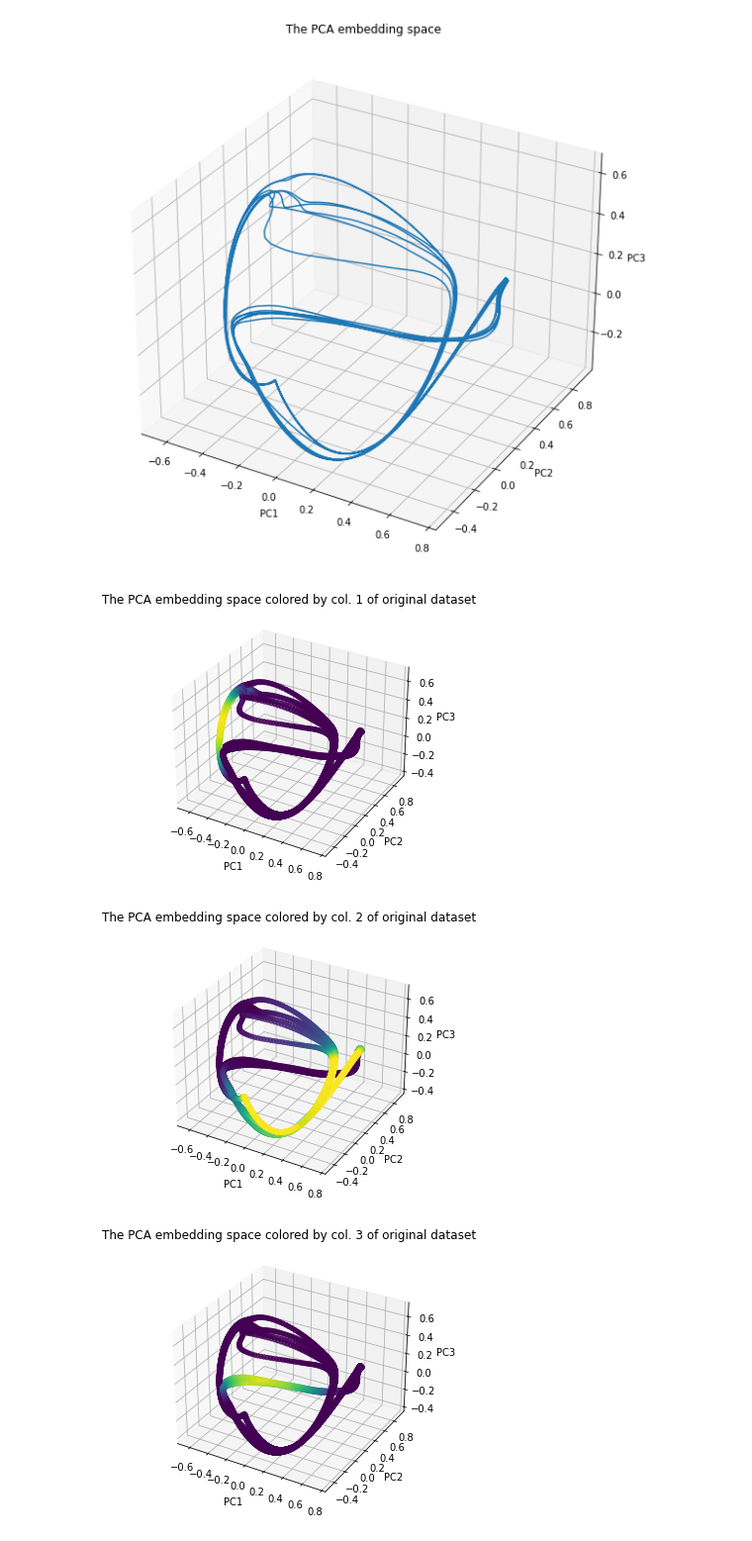
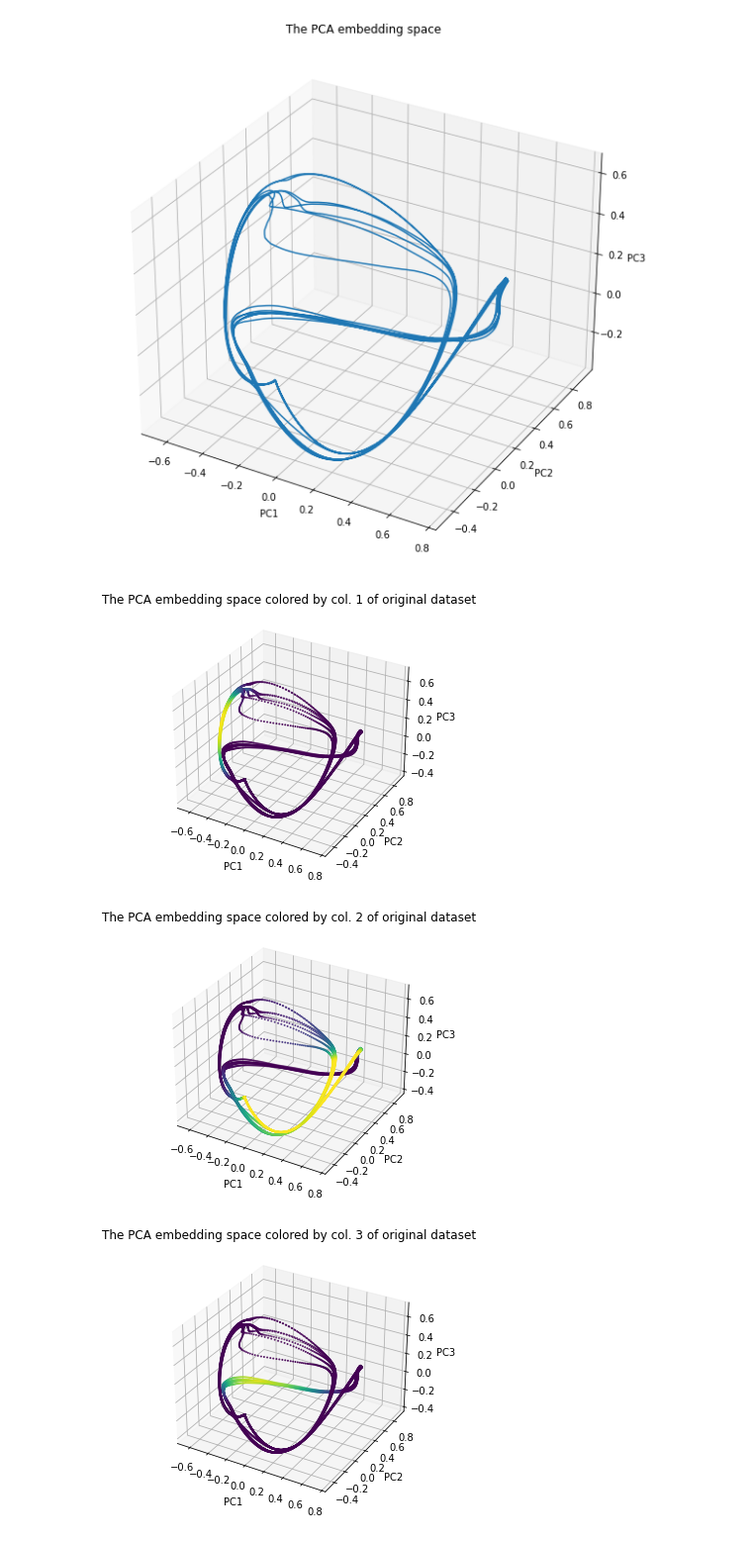
Before and after one commit to Linnore/MLCMS-Ex5-GroupK, a Jupyter notebook: Task5.ipynb, the cells around one changed output. Shown at 99% size. Saved outputs shown, nothing was run; the diff lists cells and outputs as text; code cells hidden in the pictures.

```diff
--- a/Task5.ipynb
+++ b/Task5.ipynb
@@ -76,13 +78,13 @@ c_idx = np.arange(14651)
 # %%
 for k in range(9):
     fig = plt.figure(constrained_layout=True)
     ax = fig.add_subplot(111, projection='3d')
-    ax.scatter(proj_X[:, 0], proj_X[:,1], proj_X[:, 2], c=data[c_idx, k+1])
+    ax.scatter(proj_X[:, 0], proj_X[:,1], proj_X[:, 2], c=data[c_idx, k+1], s=1)
     ax.set_xlabel("PC1")
     ax.set_ylabel("PC2")
     ax.set_zlabel("PC3")
     ax.title.set_text("The PCA embedding space colored by col. %d of original dataset"%(k+1))
 # %% [output]
-[figure, old version]
+[figure, new version]
-[figure, old version]
+[figure, new version]
-[figure, old version]
+[figure, new version]
```
Also changed, not shown: parts of 9 cells of this notebook.
